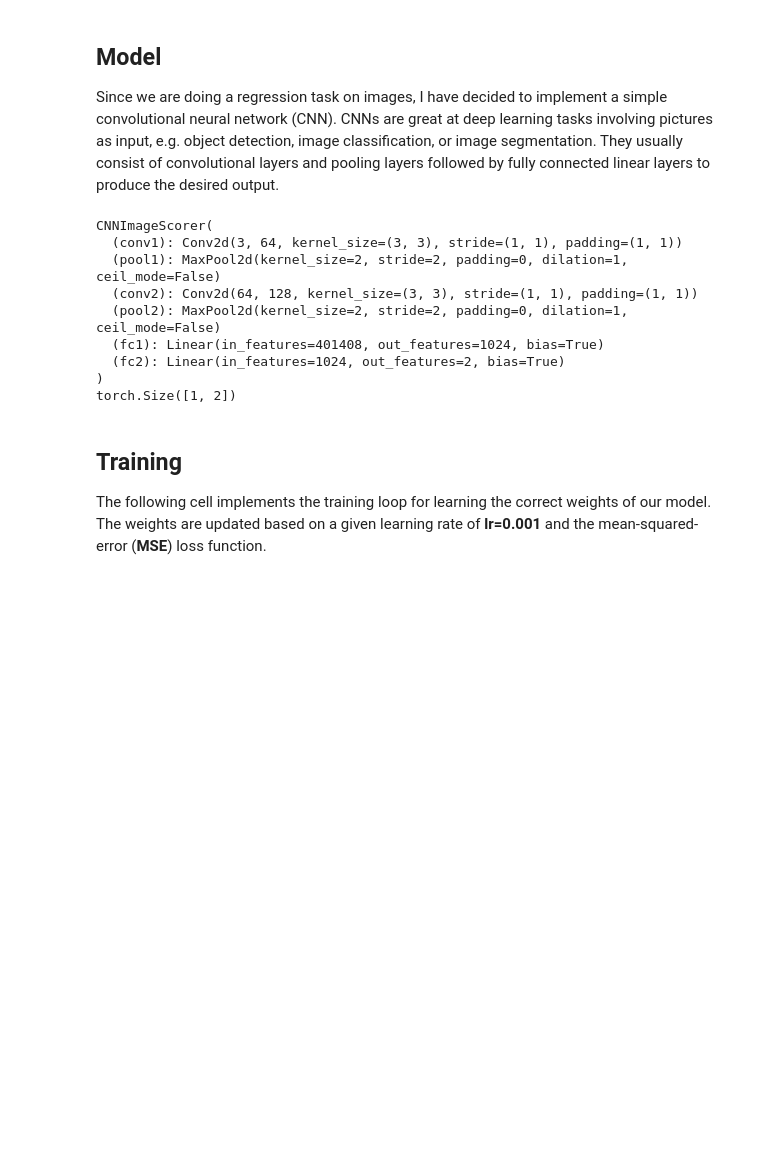
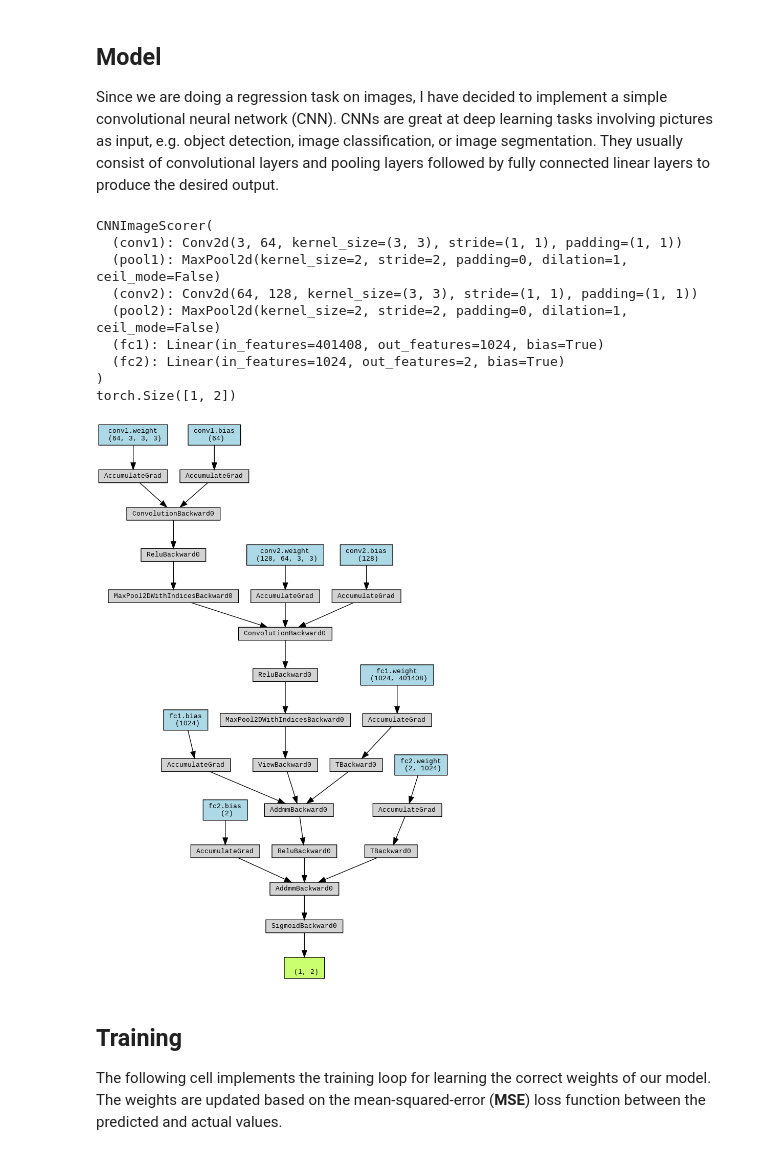
Before and after one commit to Magnus-github/car-img-scorer, a Jupyter notebook: main.ipynb, the cells around one changed output. Drawn from its saved outputs; the diff is of its cells as text; code cells hidden in the pictures; blank space fills up the shorter version.

```diff
--- a/main.ipynb
+++ b/main.ipynb
@@ -93,54 +146,55 @@ Since we are doing a regression task on images, I have decided to implement a si
 # %%
 from torch import nn
 import torch.nn.functional as F
+from torchviz import make_dot
 
 
 
 class CNNImageScorer(nn.Module):
-    def __init__(self, img_size: int = 224, num_scores: int = 2):
+    def __init__(self, img_size: int = 224, num_channels: int = 64, num_scores: int = 2):
         super(CNNImageScorer, self).__init__()
-        self.conv1 = nn.Conv2d(3, 64, kernel_size=3, stride=1, padding=1)
+        self.conv1 = nn.Conv2d(3, num_channels, kernel_size=3, stride=1, padding=1)
         self.pool1 = nn.MaxPool2d(kernel_size=2, stride=2, padding=0)
-        self.conv2 = nn.Conv2d(64, 128, kernel_size=3, stride=1, padding=1)
+        self.conv2 = nn.Conv2d(num_channels, 2*num_channels, kernel_size=3, stride=1, padding=1)
         self.pool2 = nn.MaxPool2d(kernel_size=2, stride=2, padding=0)
-        #self.conv3 = nn.Conv2d(128, 256, kernel_size=3, stride=1, padding=1)
-        #self.pool3 = nn.MaxPool2d(kernel_size=2, stride=2, padding=0)
-        fc_size = 128 * (img_size // 4) * (img_size // 4)
+        fc_size = 2*num_channels * (img_size // 4) * (img_size // 4)
         self.fc1 = nn.Linear(fc_size, 1024)
         self.fc2 = nn.Linear(1024, num_scores)
 
     def forward(self, x):
         x = F.relu(self.conv1(x))
         x = self.pool1(x)
         x = F.relu(self.conv2(x))
         x = self.pool2(x)
-        #x = F.relu(self.conv3(x))
-        #x = self.pool3(x)
         x = x.view(x.size(0), -1)
         x = F.relu(self.fc1(x))
         x = self.fc2(x)
         x = torch.sigmoid(x)
         return x
 
 
 example = CNNImageScorer()
 example_input = torch.randn(1, 3, 224, 224)
 example_output = example(example_input)
 print(example)
 print(example_output.shape)
+make_dot(example_output, params=dict(list(example.named_parameters()))).render("cnn", format="png")
+from IPython import display
+display.Image(filename='cnn.png')
 # %% [output]
 CNNImageScorer(
   (conv1): Conv2d(3, 64, kernel_size=(3, 3), stride=(1, 1), padding=(1, 1))
   (pool1): MaxPool2d(kernel_size=2, stride=2, padding=0, dilation=1, ceil_mode=False)
   (conv2): Conv2d(64, 128, kernel_size=(3, 3), stride=(1, 1), padding=(1, 1))
   (pool2): MaxPool2d(kernel_size=2, stride=2, padding=0, dilation=1, ceil_mode=False)
   (fc1): Linear(in_features=401408, out_features=1024, bias=True)
   (fc2): Linear(in_features=1024, out_features=2, bias=True)
 )
 torch.Size([1, 2])
+[figure, added]
 # %% [markdown]
 ## Training
-The following cell implements the training loop for learning the correct weights of our model. The weights are updated based on a given learning rate of **lr=0.001** and the mean-squared-error (**MSE**) loss function.
+The following cell implements the training loop for learning the correct weights of our model. The weights are updated based on the mean-squared-error (**MSE**) loss function between the predicted and actual values.
 # %%
 import logging
 from tqdm import tqdm
```
Also changed, not shown: parts of 14 cells of this notebook.
